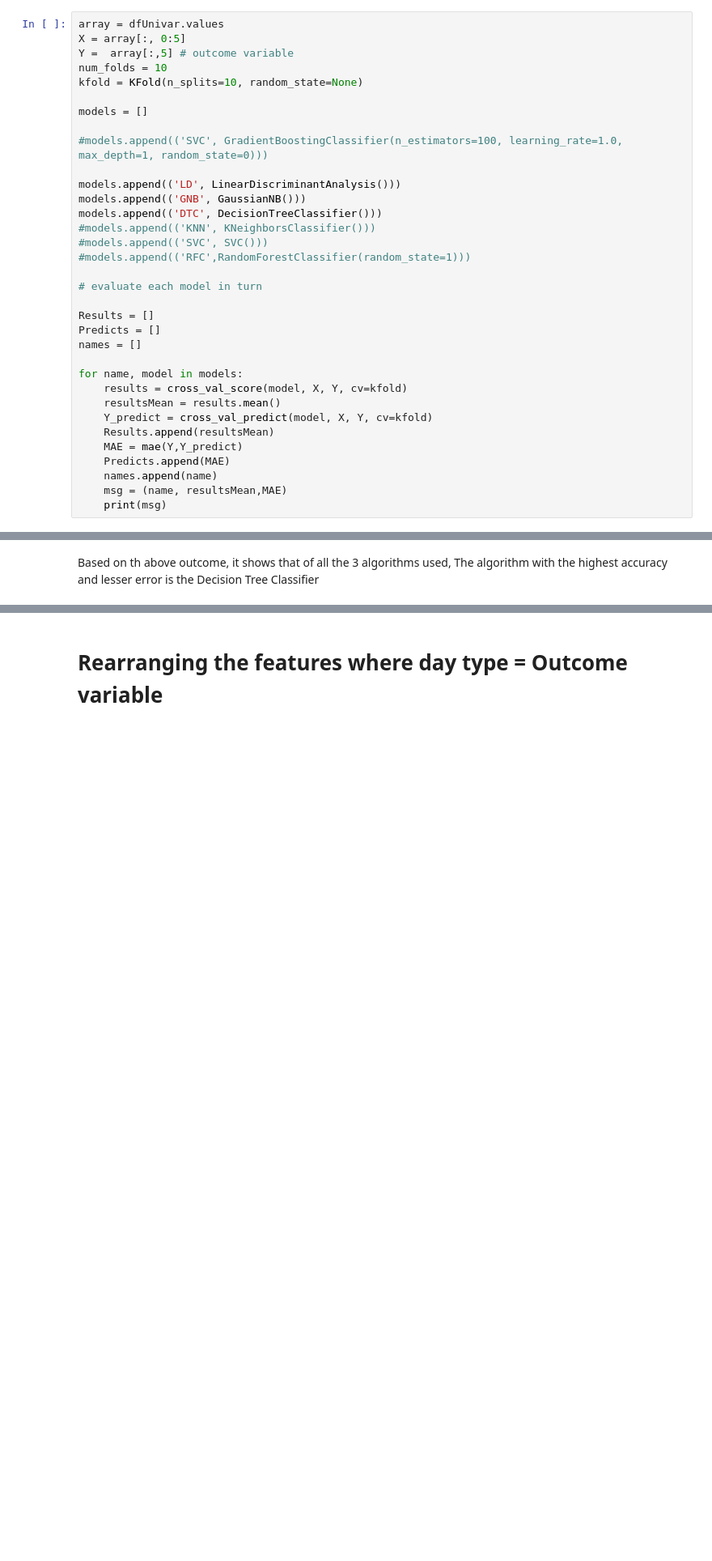
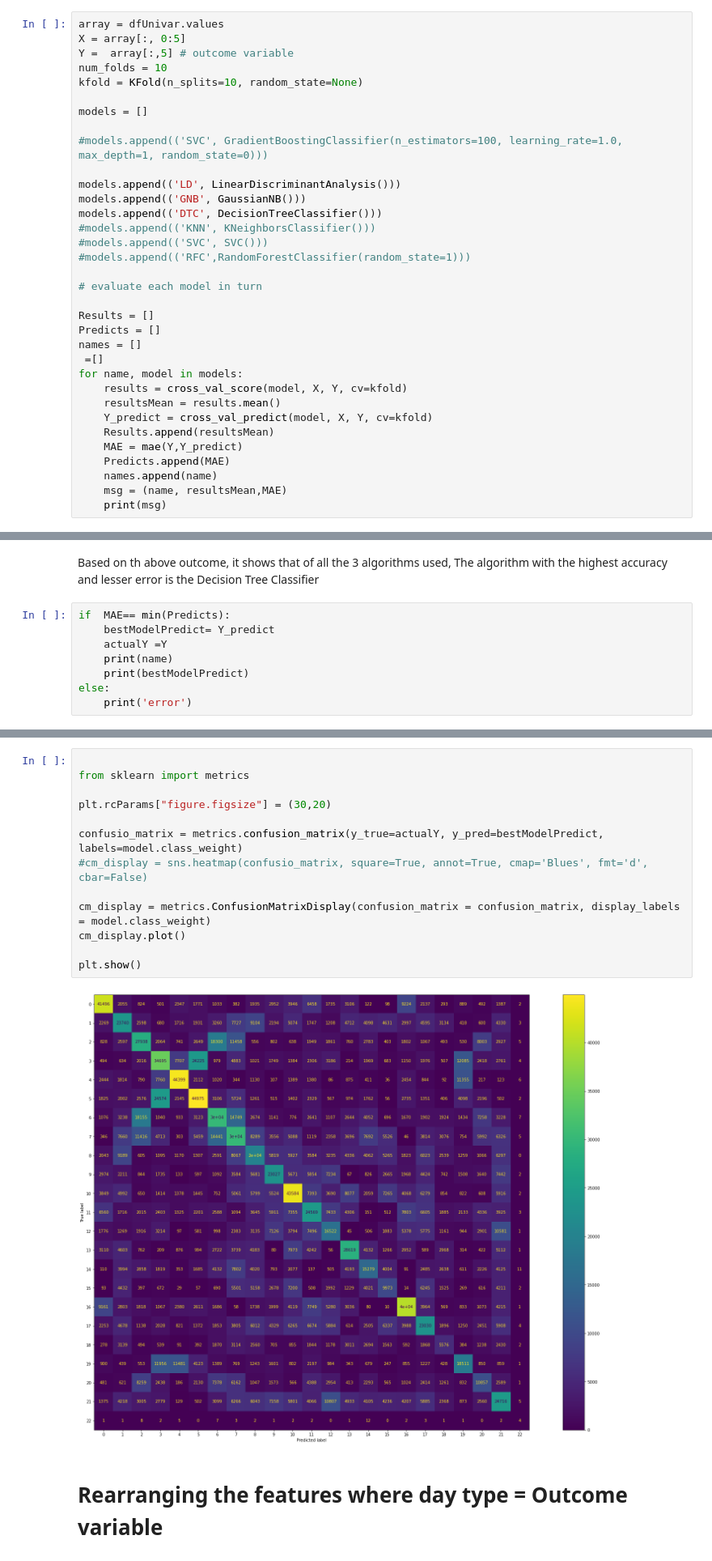
Before and after one commit to OjochenemiB/DATA-SCIENCE, a Jupyter notebook: predict_crimePlace.ipynb, the cells around one changed output, grey strips where cells are left out. Shown: that part at 81% size. Saved outputs shown, nothing was run; the diff lists cells and outputs as text; blank space fills up the shorter version.

```diff
--- a/predict_crimePlace.ipynb
+++ b/predict_crimePlace.ipynb
@@ -715,7 +715,7 @@ models.append(('DTC', DecisionTreeClassifier()))
 Results = []
 Predicts = []
 names = []
-
+ =[]
 for name, model in models:
     results = cross_val_score(model, X, Y, cv=kfold)
     resultsMean = results.mean()
@@ -733,2 +733,10 @@ for name, model in models:
 # %% [markdown]
 Based on th above outcome, it shows that of all the 3 algorithms used,  The algorithm with the highest accuracy and lesser error is the Decision Tree Classifier
+# %%
+if  MAE== min(Predicts):
+    bestModelPredict= Y_predict
+    actualY =Y
+    print(name)
+    print(bestModelPredict)
+else:
+    print('error')
@@ -735,3 +748,18 @@ Based on th above outcome, it shows that of all the 3 algorithms used,  The algo
+# %%
+
+from sklearn import metrics
+
+plt.rcParams["figure.figsize"] = (30,20)
+
+confusio_matrix = metrics.confusion_matrix(y_true=actualY, y_pred=bestModelPredict, labels=model.class_weight)
+#cm_display = sns.heatmap(confusio_matrix, square=True, annot=True, cmap='Blues', fmt='d', cbar=False)
+
+cm_display = metrics.ConfusionMatrixDisplay(confusion_matrix = confusion_matrix, display_labels = model.class_weight)
+cm_display.plot()
+
+plt.show()
+# %% [output]
+[figure, added]
 # %% [markdown]
 # Rearranging the features where day type = Outcome variable
 # %%
```
Also changed, not shown: parts of 4 cells of this notebook.
